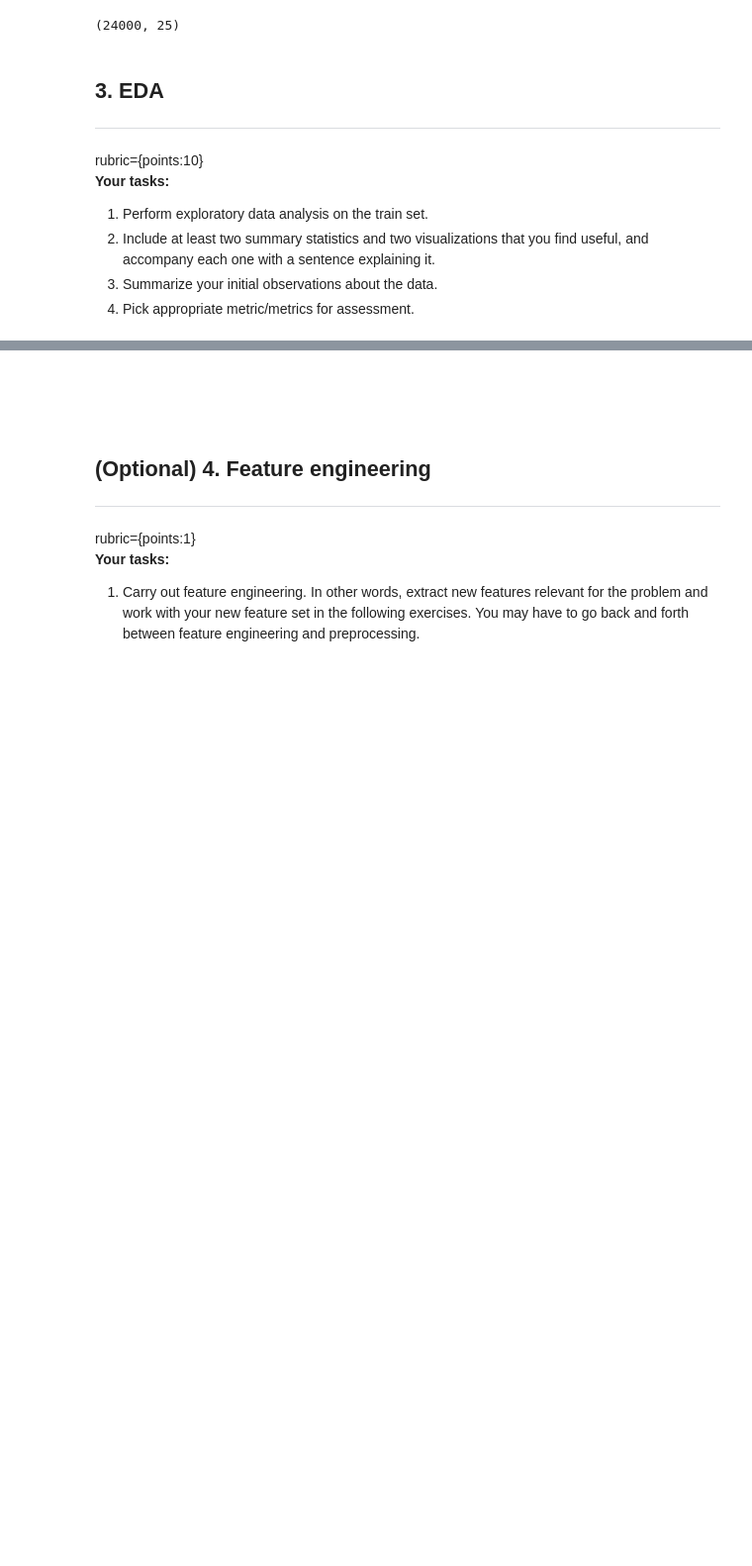
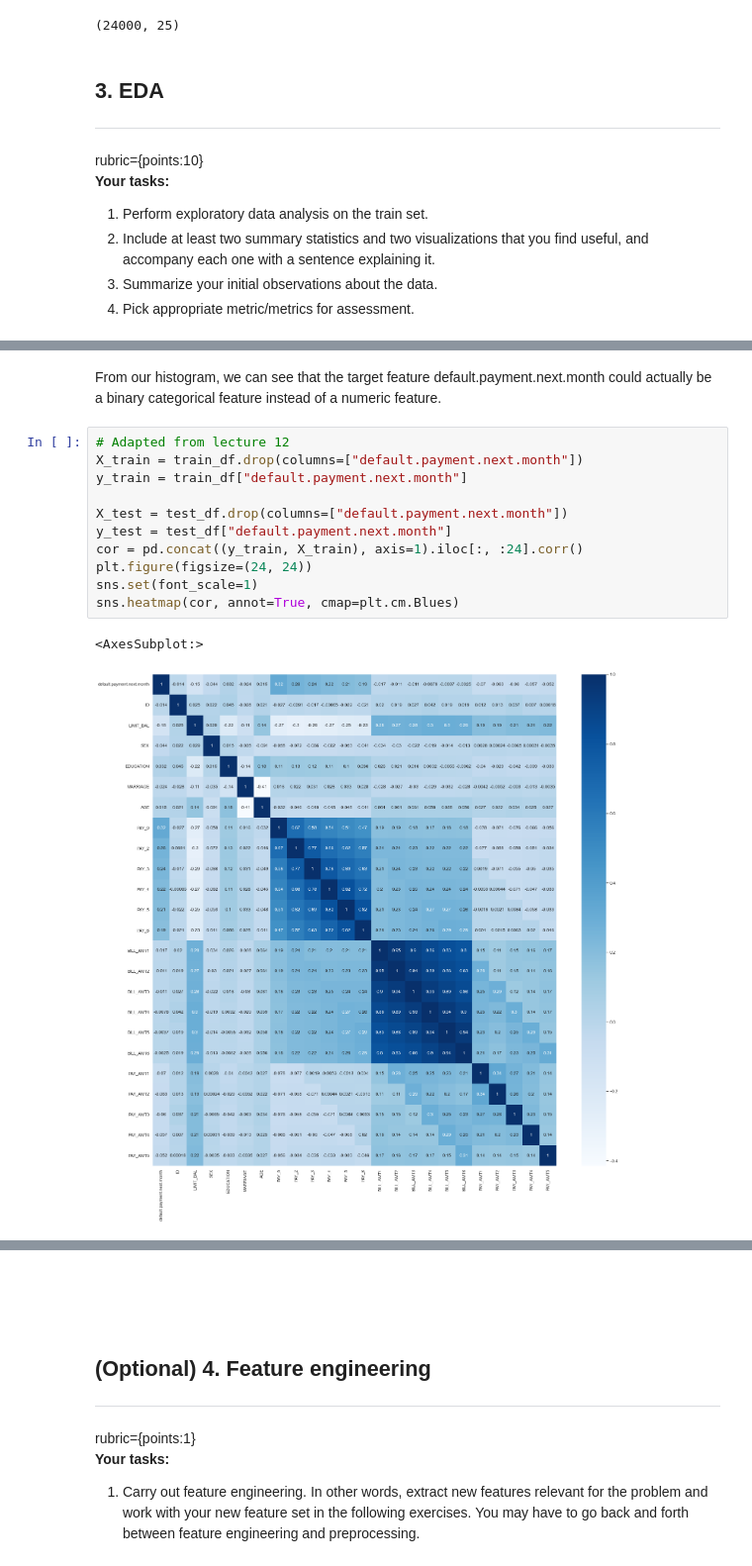
Before and after one commit to johnphan96/cpsc330-2021W2, a Jupyter notebook: hw/hw6/hw6.ipynb, the cells around one changed output, grey strips where cells are left out. Shown: that part at 99% size. Cells and saved outputs as stored; diff of their text form; blank space fills up the shorter version.

```diff
--- a/hw/hw6/hw6.ipynb
+++ b/hw/hw6/hw6.ipynb
@@ -145,0 +205,16 @@ rubric={points:10}
+# %% [markdown]
+From our histogram, we can see that the target feature default.payment.next.month could actually be a binary categorical feature instead of a numeric feature.
+# %%
+# Adapted from lecture 12
+X_train = train_df.drop(columns=["default.payment.next.month"])
+y_train = train_df["default.payment.next.month"]
+
+X_test = test_df.drop(columns=["default.payment.next.month"])
+y_test = test_df["default.payment.next.month"]
+cor = pd.concat((y_train, X_train), axis=1).iloc[:, :24].corr()
+plt.figure(figsize=(24, 24))
+sns.set(font_scale=1)
+sns.heatmap(cor, annot=True, cmap=plt.cm.Blues)
+# %% [output]
+<AxesSubplot:>
+[figure, added]
```
Also changed, not shown: parts of 10 cells of this notebook.
